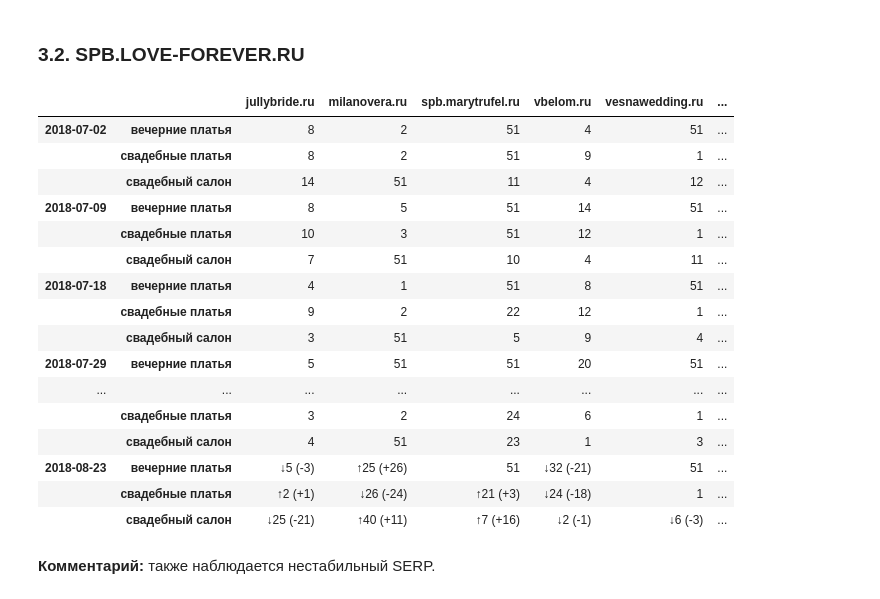
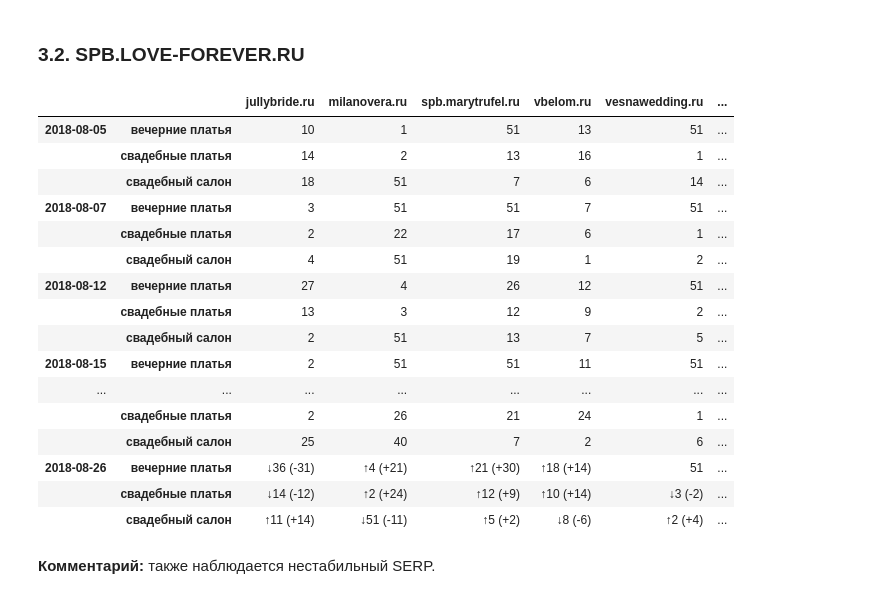
Before and after one commit to salon-love-forever/reports, a Jupyter notebook: salon-love-forever.ru.ipynb, the cells around one changed output. Drawn from its saved outputs; the diff is of its cells as text; code cells hidden in the pictures.

```diff
--- a/salon-love-forever.ru.ipynb
+++ b/salon-love-forever.ru.ipynb
@@ -257,27 +254,27 @@ cols.append(cols.pop(indx))
 # %%
 positions['spb'] = positions['spb'].fillna(51).applymap(lambda x: int(x))
 
 # change_positions(positions['spb'][cols].loc[(slice('2018-01','2018-02'), All), All].unstack().resample('W',
 # kind='period').mean().applymap(lambda x: round(x)).stack())
-change_positions(positions['spb'][cols].loc[(slice('2018-07','2018-08'), All), All]) # .loc[['201707', '201711'], :]
+change_positions(positions['spb'][cols].loc[(slice('2018-08','2018-09'), All), All]) # .loc[['201707', '201711'], :]
 # %% [output]
 |  |  | jullybride.ru | milanovera.ru | spb.marytrufel.ru | vbelom.ru | vesnawedding.ru | ... |
-| 2018-07-02 | вечерние платья | 8 | 2 | 51 | 4 | 51 | ... |
-|  | свадебные платья | 8 | 2 | 51 | 9 | 1 | ... |
-|  | свадебный салон | 14 | 51 | 11 | 4 | 12 | ... |
-| 2018-07-09 | вечерние платья | 8 | 5 | 51 | 14 | 51 | ... |
-|  | свадебные платья | 10 | 3 | 51 | 12 | 1 | ... |
-|  | свадебный салон | 7 | 51 | 10 | 4 | 11 | ... |
-| 2018-07-18 | вечерние платья | 4 | 1 | 51 | 8 | 51 | ... |
-|  | свадебные платья | 9 | 2 | 22 | 12 | 1 | ... |
-|  | свадебный салон | 3 | 51 | 5 | 9 | 4 | ... |
-| 2018-07-29 | вечерние платья | 5 | 51 | 51 | 20 | 51 | ... |
+| 2018-08-05 | вечерние платья | 10 | 1 | 51 | 13 | 51 | ... |
+|  | свадебные платья | 14 | 2 | 13 | 16 | 1 | ... |
+|  | свадебный салон | 18 | 51 | 7 | 6 | 14 | ... |
+| 2018-08-07 | вечерние платья | 3 | 51 | 51 | 7 | 51 | ... |
+|  | свадебные платья | 2 | 22 | 17 | 6 | 1 | ... |
+|  | свадебный салон | 4 | 51 | 19 | 1 | 2 | ... |
+| 2018-08-12 | вечерние платья | 27 | 4 | 26 | 12 | 51 | ... |
+|  | свадебные платья | 13 | 3 | 12 | 9 | 2 | ... |
+|  | свадебный салон | 2 | 51 | 13 | 7 | 5 | ... |
+| 2018-08-15 | вечерние платья | 2 | 51 | 51 | 11 | 51 | ... |
 | ... | ... | ... | ... | ... | ... | ... | ... |
-|  | свадебные платья | 3 | 2 | 24 | 6 | 1 | ... |
-|  | свадебный салон | 4 | 51 | 23 | 1 | 3 | ... |
-| 2018-08-23 | вечерние платья | ↓5 (-3) | ↑25 (+26) | 51 | ↓32 (-21) | 51 | ... |
-|  | свадебные платья | ↑2 (+1) | ↓26 (-24) | ↑21 (+3) | ↓24 (-18) | 1 | ... |
-|  | свадебный салон | ↓25 (-21) | ↑40 (+11) | ↑7 (+16) | ↓2 (-1) | ↓6 (-3) | ... |
+|  | свадебные платья | 2 | 26 | 21 | 24 | 1 | ... |
+|  | свадебный салон | 25 | 40 | 7 | 2 | 6 | ... |
+| 2018-08-26 | вечерние платья | ↓36 (-31) | ↑4 (+21) | ↑21 (+30) | ↑18 (+14) | 51 | ... |
+|  | свадебные платья | ↓14 (-12) | ↑2 (+24) | ↑12 (+9) | ↑10 (+14) | ↓3 (-2) | ... |
+|  | свадебный салон | ↑11 (+14) | ↓51 (-11) | ↑5 (+2) | ↓8 (-6) | ↑2 (+4) | ... |
 # %% [markdown]
 **Комментарий:** также наблюдается нестабильный SERP.
 # %% [markdown]
```
Also changed, not shown: parts of 14 cells of this notebook.
